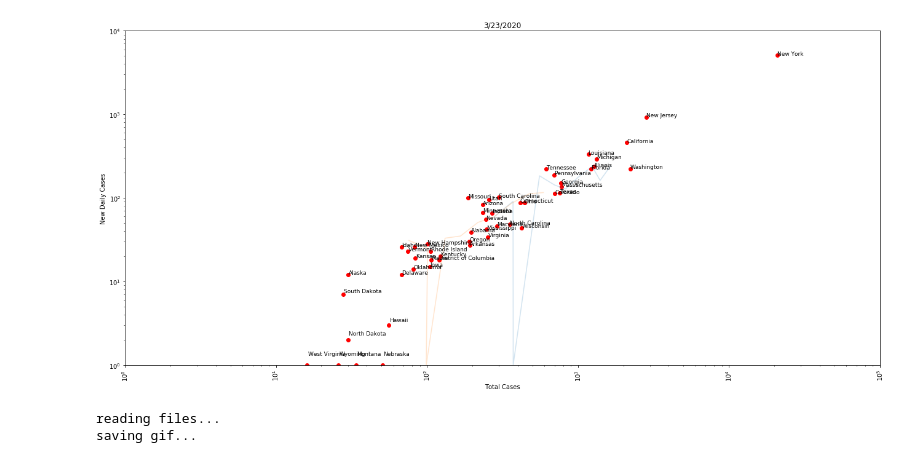
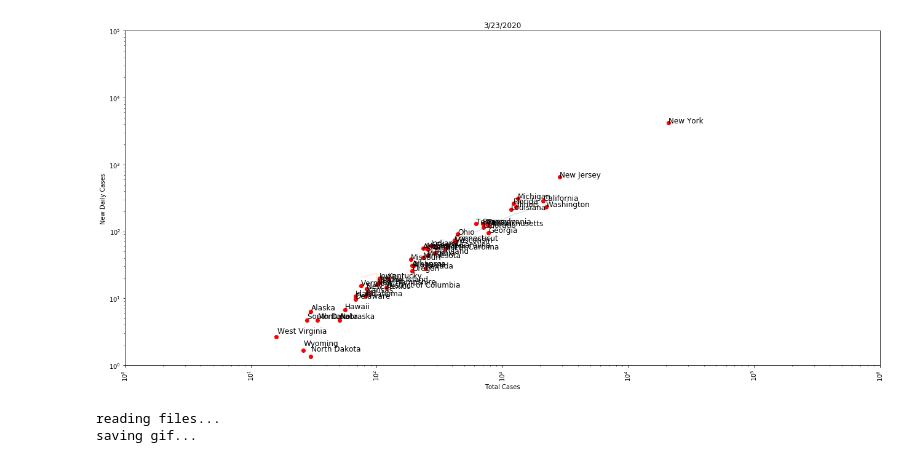
Before and after one commit to UBERCRUZER/covid19, a Jupyter notebook: notebook.ipynb, the cells around one changed output. Saved outputs shown, nothing was run; the diff lists cells and outputs as text; code cells hidden in the pictures.

```diff
--- a/notebook.ipynb
+++ b/notebook.ipynb
@@ -71,8 +71,8 @@ for j in range(0,int(len(dfData.columns))):
     plt.xscale('log')
     plt.xlabel('Total Cases')
     plt.ylabel('New Daily Cases')
-    plt.xlim(1, 100000)
-    plt.ylim(1, 10000)
+    plt.xlim(1, 1000000)
+    plt.ylim(1, 100000)
     plt.xticks(rotation='vertical')
 
     plt.savefig(plot_path)
@@ -100,36 +100,36 @@ posx and posy should be finite values
 # %%
 j = 60
 
 x = dfData.diff(axis=1)
 plotname = 'plot' + str(j) + '.png'
 plot_path = os.path.join(os.getcwd(), 'plots', plotname)
 
 
 plt.figure(figsize=(22, 10))
 
 plt.plot(dfData.iloc[4:6,50:j].transpose(), dfDiff.iloc[4:6,50:j].transpose(), alpha=0.2)
 
 for i, lab in enumerate(labels):
     x = dfData.iloc[i,j]
     y = dfDiff.iloc[i,j]
     plt.scatter(x, y, marker='o', color='red')
     plt.text(x+0.3, y+0.3, lab, fontsize=12)
 
 plt.title(dfData.iloc[:,j].name)
 plt.yscale('log')
 plt.xscale('log')
 plt.xlabel('Total Cases')
 plt.ylabel('New Daily Cases')
-plt.xlim(1, 100000)
-plt.ylim(1, 10000)
+plt.xlim(1, 1000000)
+plt.ylim(1, 100000)
 plt.xticks(rotation='vertical')
 
-plt.savefig(plot_path)
+# plt.savefig(plot_path)
 # plt.clf()
 # plt.close()
 plt.show()
 # %% [output]
-[figure, old version]
+[figure, new version]
 # %%
 
 img_path = os.path.join(os.getcwd(), 'plots')
```
Also changed, not shown: 1 other file.
